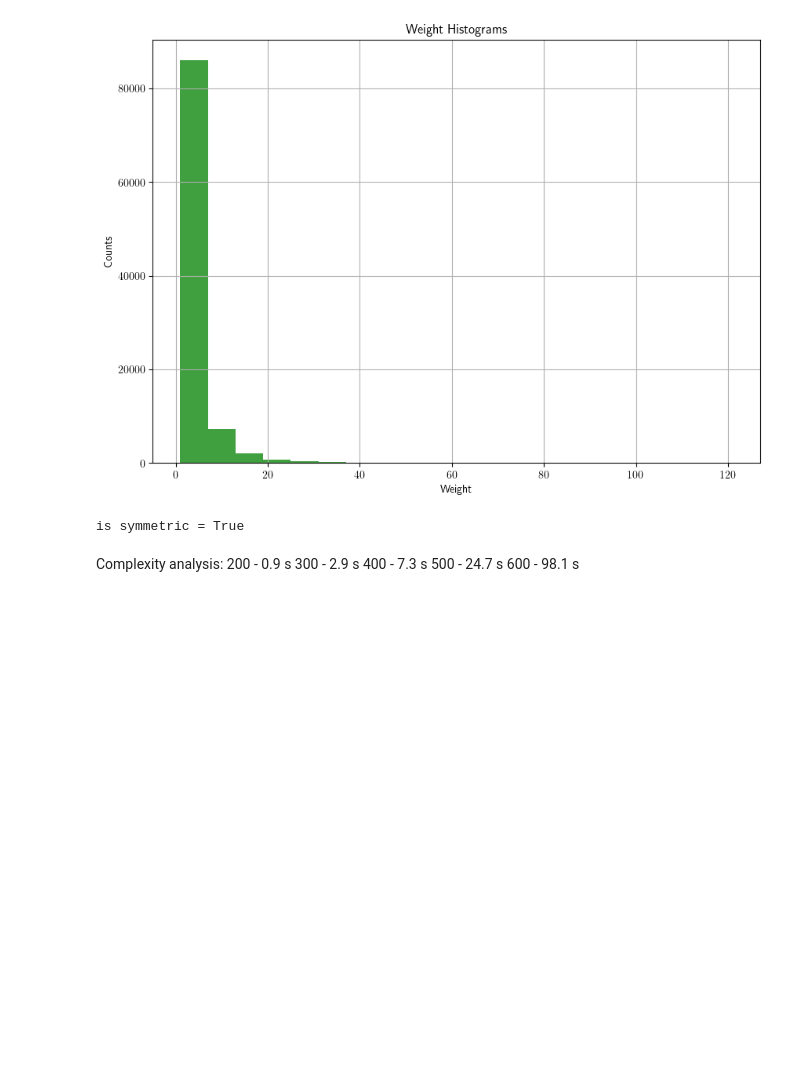
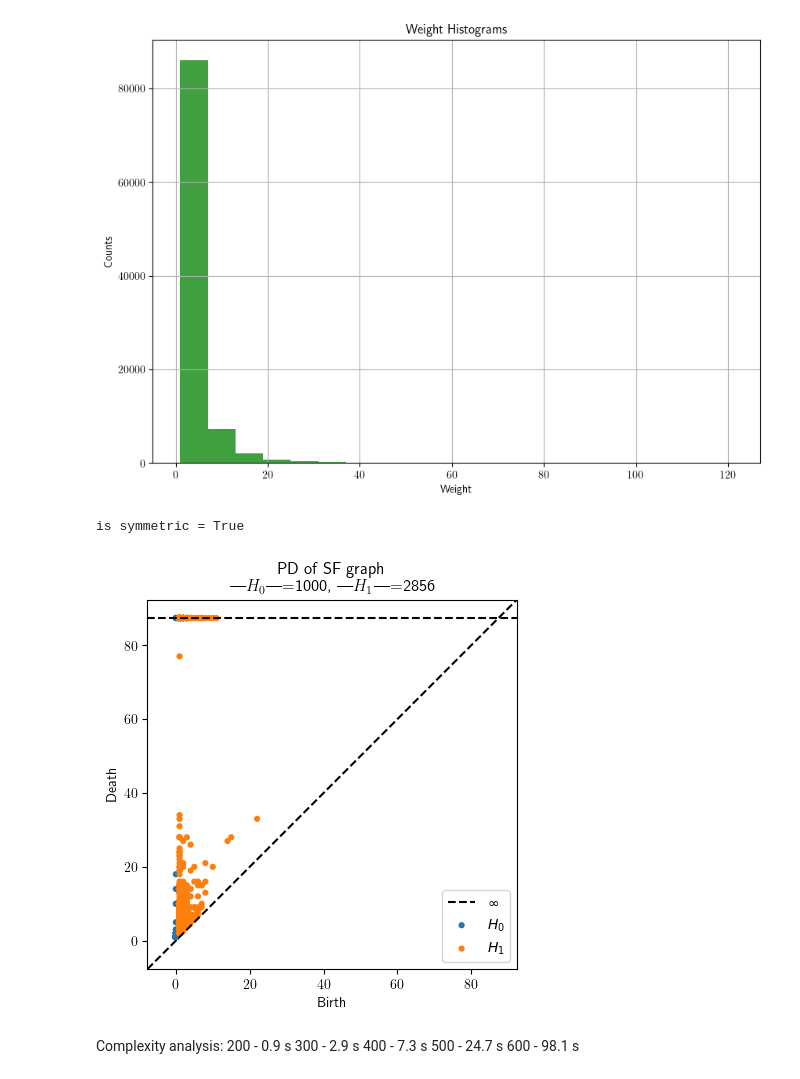
Before and after one commit to jerryhan60/TDA_SNNS, a Jupyter notebook: tda.ipynb, the cells around one changed output. Saved outputs shown, nothing was run; the diff lists cells and outputs as text; code cells hidden in the pictures; blank space fills up the shorter version.

```diff
--- a/tda.ipynb
+++ b/tda.ipynb
@@ -92,11 +97,14 @@ def diagram_sizes(dgms):
     return ", ".join([f"|$H_{i}$|={len(d)}" for i, d in enumerate(dgms)])
 # %%
 # dgms = ripser.ripser(A, distance_matrix=True, maxdim=2)['dgms']
-dgms = ripser.ripser(A, distance_matrix=True, maxdim=1)['dgms']
-persim.plot_diagrams(
-    dgms, show=True,
-    title=f"PD of SF graph\n{diagram_sizes(dgms)}"
-)
+def persistence_diagram(A):
+    dgms = ripser.ripser(A, distance_matrix=True, maxdim=1)['dgms']
+    persim.plot_diagrams(
+        dgms, show=True,
+        title=f"PD of SF graph\n{diagram_sizes(dgms)}"
+    )
+# %% [output]
+[figure, added]
 # %% [markdown]
 Complexity analysis:
 200 - 0.9 s
```
Also changed, not shown: parts of 3 cells of this notebook, 2 other files.
